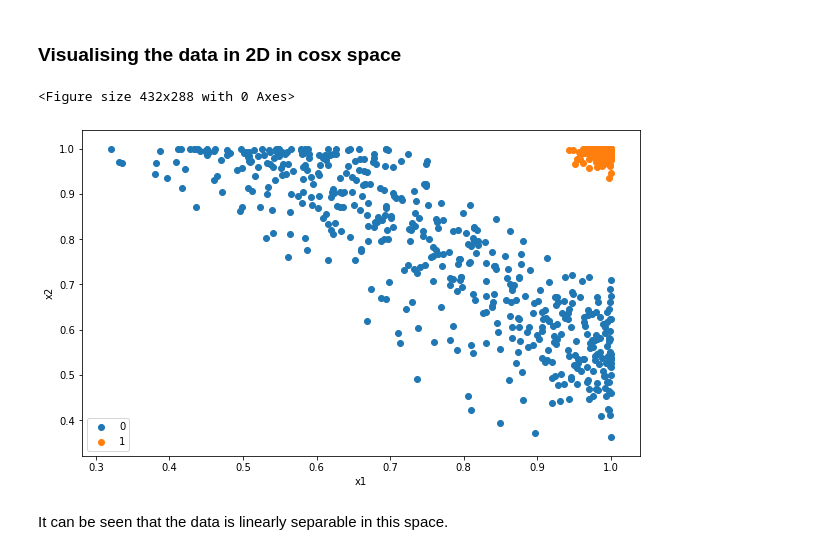
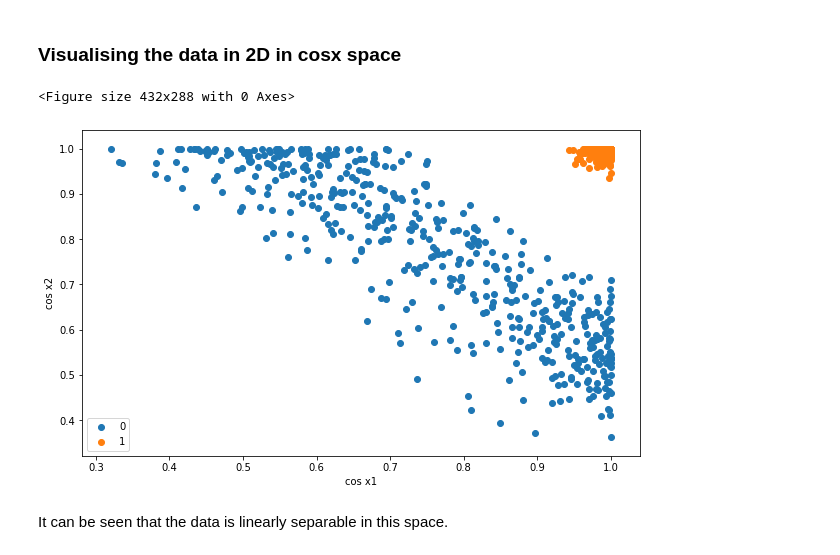
Before and after one commit to ar-ambuj23/ml-project2019, a Jupyter notebook: code/5_feature_mapping_in_another_space.ipynb, the cells around one changed output. Saved outputs shown, nothing was run; the diff lists cells and outputs as text; code cells hidden in the pictures.

```diff
--- a/code/5_feature_mapping_in_another_space.ipynb
+++ b/code/5_feature_mapping_in_another_space.ipynb
@@ -254,20 +254,20 @@ data_cos.iloc[:,0:2] = data_cos.iloc[:,0:2].applymap(lambda x: transform_cosx(x)
 # %%
 plt.clf()
 plt.figure(figsize = (10, 6))
 names = ['0','1']
 colors = ['b','r']
 label = (data_cos['y']).astype(np.int)
-plt.xlabel(data_cos.columns[0])
-plt.ylabel(data_cos.columns[1])
+plt.xlabel('cos '+data_cos.columns[0])
+plt.ylabel('cos '+data_cos.columns[1])
 for i in range(len(names)):
     bucket = data_cos[data_cos['y'] == i]
     bucket = bucket.iloc[:,[0,1]].values
     plt.scatter(bucket[:, 0], bucket[:, 1], label=names[i])
 plt.legend()
 plt.show()
 # %% [output]
 <Figure size 432x288 with 0 Axes>
-[figure, old version]
+[figure, new version]
 # %% [markdown]
 It can be seen that the data is linearly separable in this space.
 # %% [markdown]
```
Also changed, not shown: parts of 15 cells of this notebook.
